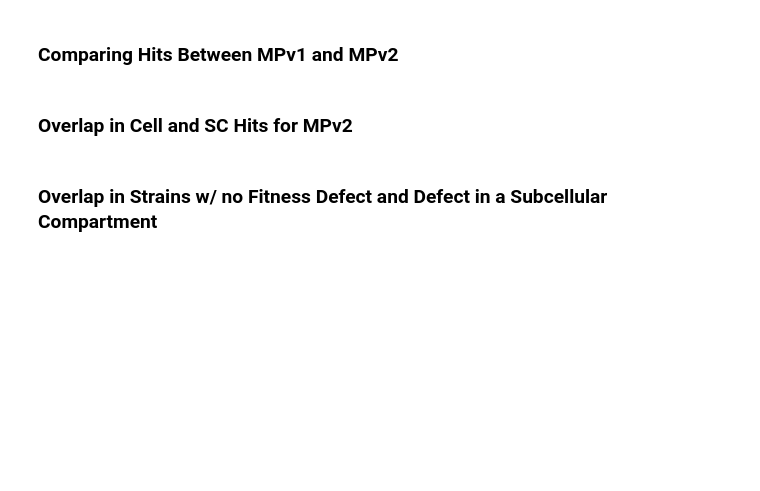
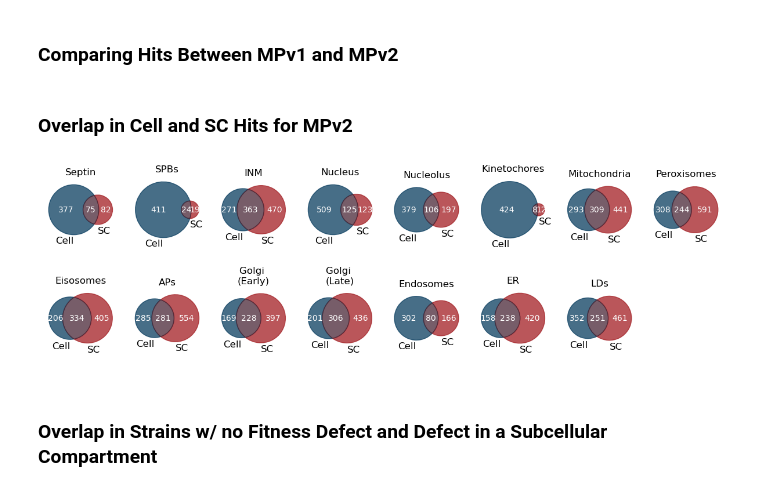
Before and after one commit to arsam-dj/MarkerProject, a Jupyter notebook: 12_make_plots_with_phenotype_data.ipynb, the cells around one changed output. Saved outputs shown, nothing was run; the diff lists cells and outputs as text; code cells hidden in the pictures; blank space fills up the shorter version.

```diff
--- a/12_make_plots_with_phenotype_data.ipynb
+++ b/12_make_plots_with_phenotype_data.ipynb
@@ -28,6 +27,6 @@ comps
 # %%
 #markers = ["Dad2", "Sac6", "Tgl3", "Pex3", "Pil1", "Nop10", "Nuf2", "Snf7", "Sec21", "Sec7", "Spf1", "Om45", "Heh2", "Hta2", "Cdc11"]
-markers = ["Sac6", "Pil1", "Spf1", "Snf7", "Sec21", "Sec7", "Heh2", "Nuf2", "Tgl3", "Om45", "Nop10", "Hta2", "Pex3", "Cdc11", "Dad2"]
+markers = ["Sac6", "Pil1", "Spf1", "Snf7", "Sec21", "Sec7", "Heh2", "Nuf2", "Tgl3", "Om45", "Nop10", "Hta2", "Pex3", "Psr1", "Cdc11", "Dad2"]
 label_maps = {
     "Dad2": "Spindle Pole Bodies",
     "Sac6": "Actin Patches",
@@ -39,7 +38,7 @@ label_maps = {
     "Snf7": "Endosomes",
     "Sec21": "Golgi (Early)",
     "Sec7": "Golgi (Late)",
-    #"Psr1": "Plasma Membrane",
+    "Psr1": "Plasma Membrane",
     "Spf1": "Endoplasmic Reticulum",
     "Om45": "Mitochondria",
     "Heh2": "Inner Nuclear Membrane",
@@ -56,9 +55,9 @@ label_maps_abv = {
     "Nop10": "Nucleolus",
     "Nuf2": "Kinetochores",
     "Snf7": "Endosomes",
-    "Sec21": "Golgi \n(Early)",
-    "Sec7": "Golgi \n(Late)",
-    #"Psr1": "PM",
+    "Sec21": "Golgi (Early)",
+    "Sec7": "Golgi (Late)",
+    "Psr1": "PM",
     "Spf1": "ER",
     "Om45": "Mitochondria",
     "Heh2": "INM",
@@ -66,12 +65,17 @@ label_maps_abv = {
     "Cdc11": "Septin"
 }
 phenotype_set = "Compartments" # Cells or Compartments
-sheet_data = "SheetE"
+sheet_data = "SheetD"
 pen_col_to_select = "Overall_Penetrance"
 
 save_figs = False  # if False, won't save output graphs
 
-if ("Hta2" in markers) and (phenotype_set == "Cells"):  # Heh2 and Hta2 are the same screen when looking at whole-cell phenotypes
+if ("Hta2" in markers) and (phenotype_set == "Cells"):  # Cdc11 and Hta2 are the same screen when looking at whole-cell phenotypes
     markers.remove("Hta2")
     del label_maps["Hta2"]
     del label_maps_abv["Hta2"]
+
+if ("Psr1" in markers) and (phenotype_set == "Compartments"):  # for Psr1, only looking at cell shape data
+    markers.remove("Psr1")
+    del label_maps["Psr1"]
+    del label_maps_abv["Psr1"]
@@ -259,54 +1579,34 @@ def blend(c1,c2, darken=0.85):
     ) / 2
     return rgb * darken
 
-cell_hits = []
-compartment_hits = []
-for marker in markers:
-    cell_file = f"/home/alex/alex_files/markerproject_redux/strain_filtering/Cells/filtered_strain_workbooks/{marker}_filtered_strains.xlsx"
-    if marker == "Hta2":
-        cell_file = f"/home/alex/alex_files/markerproject_redux/strain_filtering/Cells/filtered_strain_workbooks/Heh2_filtered_strains.xlsx"
-
-    cell_hits_marker = (
-        pl
-        .read_excel(cell_file, sheet_name=sheet_data)
-        .with_columns(pl.lit(marker).alias("Marker"))
-        .select(["Marker", "Strain_ID"])
-        )
-
-    compartment_hits_marker = (
-        pl
-        .read_excel(f"/home/alex/alex_files/markerproject_redux/strain_filtering/Compartments/filtered_strain_workbooks/{marker}_filtered_strains.xlsx", sheet_name=sheet_data)
-        .with_columns(pl.lit(marker).alias("Marker"))
-        .select(["Marker", "Strain_ID"])
-        )
-
-    cell_hits.append(cell_hits_marker)
-    compartment_hits.append(compartment_hits_marker)
+hta2_cells = (
+    cell_hits
+    .filter(pl.col("Marker") == "Heh2")
+    .with_columns(pl.col("Marker").replace("Heh2", "Hta2").alias("Marker"))
+    )
+cell_hits_modif = pl.concat([cell_hits, hta2_cells], how="vertical").filter(~(pl.col("Marker") == "Psr1"))
 
 combined_cell_hits = (
-    pl
-    .concat(cell_hits, how="vertical")
+    cell_hits_modif
     .group_by("Marker")
-    .agg(pl.col("Strain_ID").unique())
+    .agg(pl.col("Strain").unique())
     .to_dict(as_series=False)
     )
 
 combined_compartment_hits = (
-    pl
-    .concat(compartment_hits, how="vertical")
+    compartment_hits
     .group_by("Marker")
-    .agg(pl.col("Strain_ID").unique())
+    .agg(pl.col("Strain").unique())
     .to_dict(as_series=False)
     )
 
-cell_dict = dict(zip(combined_cell_hits["Marker"], combined_cell_hits["Strain_ID"]))
-compartment_dict = dict(zip(combined_compartment_hits["Marker"], combined_compartment_hits["Strain_ID"]))
+compartment_dict = dict(zip(combined_compartment_hits["Marker"], combined_compartment_hits["Strain"]))
+cell_dict = dict(zip(combined_cell_hits["Marker"], combined_cell_hits["Strain"]))
 
 cell_dict = {k: set(v) for k, v in cell_dict.items()}
 compartment_dict = {k: set(v) for k, v in compartment_dict.items()}
 
 markers = sorted(set(cell_dict) | set(compartment_dict))
-
 
 # Plot
 c1 = "#093D5F"
@@ -316,33 +1616,35 @@ fig, axes = plt.subplots(2, 8, figsize=(12, 4))
 axes = axes.flatten()
 
 for i, marker in enumerate(markers):
     set1 = cell_dict.get(marker, set())
     set2 = compartment_dict.get(marker, set())
 
     v = venn2([set1, set2], set_labels=("Cell", "SC"), ax=axes[i])
     axes[i].set_title(f"{label_maps_abv[marker]}")
 
     # Recolour
     v.get_patch_by_id('10').set_color(c1)
     v.get_patch_by_id('01').set_color(c2)
     v.get_patch_by_id('11').set_color(blend(c1,c2))
 
     for region in ['10','01','11']:
         patch = v.get_patch_by_id(region)
         label = v.get_label_by_id(region)
         if patch:
             patch.set_alpha(0.75)
             label.set_color("white")
 
 # Hide unused subplot (since 5 plots in 2x3 grid)
 for j in range(len(markers), len(axes)):
     axes[j].axis("off")
 
 plt.tight_layout()
 if save_figs:
     plt.savefig("/mnt/c/Users/peree/OneDrive/Desktop/venns_cell_sc.pdf", format="pdf",  bbox_inches="tight")
 plt.show()
 plt.close()
+# %% [output]
+[figure, added]
 # %% [markdown]
 ### Overlap in Strains w/ no Fitness Defect and Defect in a Subcellular Compartment
 # %%
```
Also changed, not shown: parts of 55 cells of this notebook.
